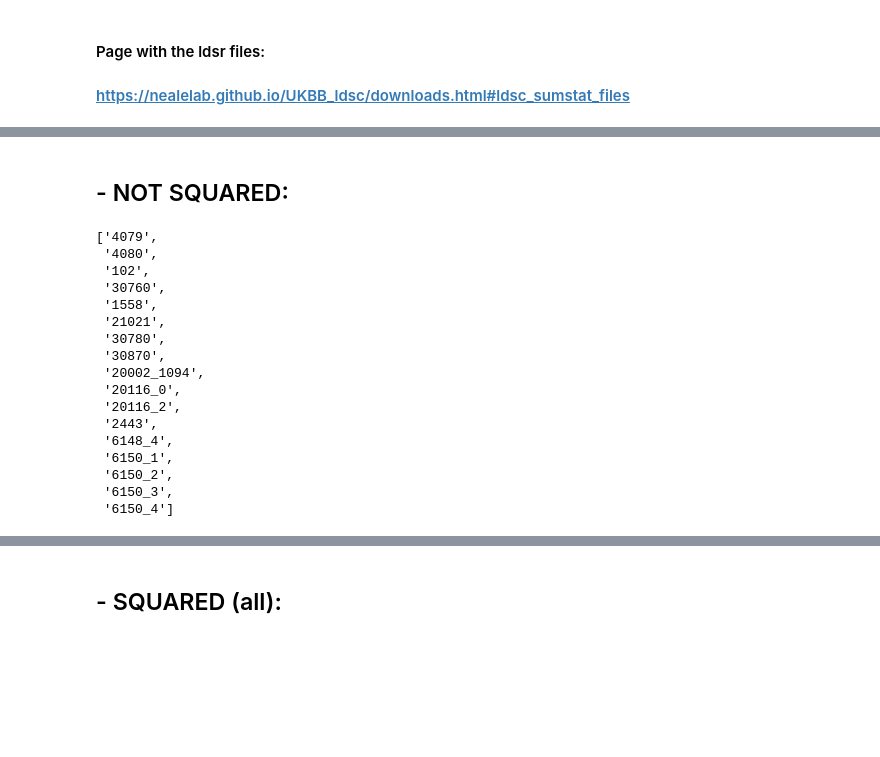
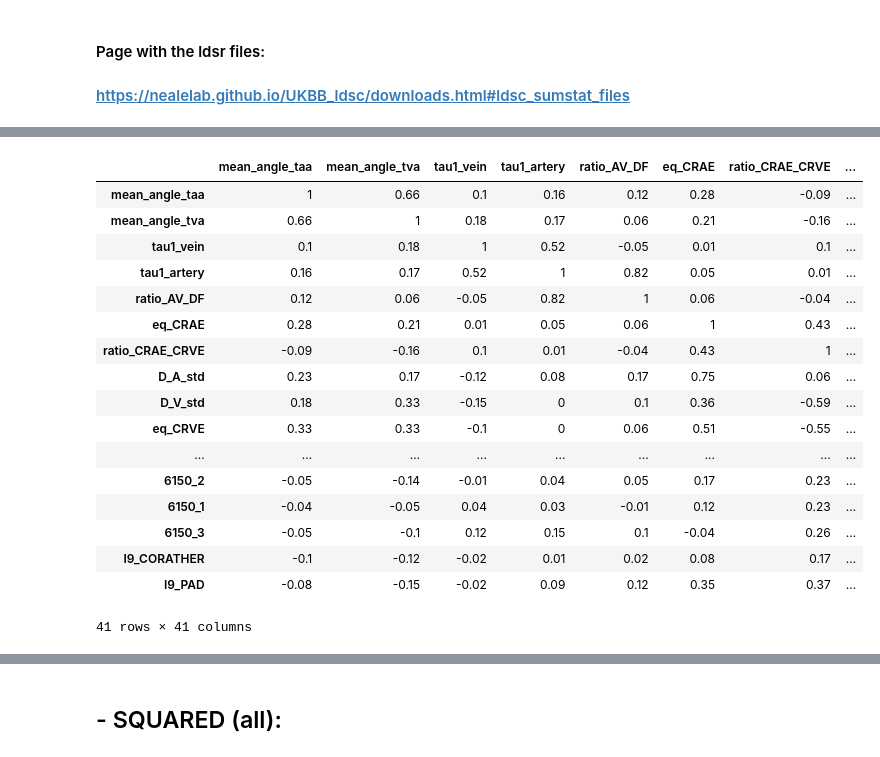
Before and after one commit to BergmannLab/retina-phenotypes, a Jupyter notebook: complementary/GWAS_postprocessing/ldsr_correlation/gcorr_diseases_ldsr.ipynb, the cells around one changed output, grey strips where cells are left out. Saved outputs shown, nothing was run; the diff lists cells and outputs as text; code cells hidden in the pictures; blank space fills up the shorter version.

```diff
--- a/complementary/GWAS_postprocessing/ldsr_correlation/gcorr_diseases_ldsr.ipynb
+++ b/complementary/GWAS_postprocessing/ldsr_correlation/gcorr_diseases_ldsr.ipynb
@@ -226,27 +271,25 @@ def read_ldsr(traits_files, traits_col_index):
     return df_cov, df_corr, df_std
 
 df_cov, df_corr, df_std2 = read_ldsr(traits_names, traits_col_index)
-# %% [markdown]
-## - NOT SQUARED:
-# %%
-### Rename the diseases and the phenotypes AND remove the squared shape to avoid redundancy
-traits_reduced
-# %% [output]
-['4079',
- '4080',
- '102',
- '30760',
- '1558',
- '21021',
- '30780',
- '30870',
- '20002_1094',
- '20116_0',
- '20116_2',
- '2443',
- '6148_4',
- '6150_1',
- '6150_2',
- '6150_3',
- '6150_4']
+# %%
+df_corr
+# %% [output]
+|  | mean_angle_taa | mean_angle_tva | tau1_vein | tau1_artery | ratio_AV_DF | eq_CRAE | ratio_CRAE_CRVE | ... |
+| mean_angle_taa | 1 | 0.66 | 0.1 | 0.16 | 0.12 | 0.28 | -0.09 | ... |
+| mean_angle_tva | 0.66 | 1 | 0.18 | 0.17 | 0.06 | 0.21 | -0.16 | ... |
+| tau1_vein | 0.1 | 0.18 | 1 | 0.52 | -0.05 | 0.01 | 0.1 | ... |
+| tau1_artery | 0.16 | 0.17 | 0.52 | 1 | 0.82 | 0.05 | 0.01 | ... |
+| ratio_AV_DF | 0.12 | 0.06 | -0.05 | 0.82 | 1 | 0.06 | -0.04 | ... |
+| eq_CRAE | 0.28 | 0.21 | 0.01 | 0.05 | 0.06 | 1 | 0.43 | ... |
+| ratio_CRAE_CRVE | -0.09 | -0.16 | 0.1 | 0.01 | -0.04 | 0.43 | 1 | ... |
+| D_A_std | 0.23 | 0.17 | -0.12 | 0.08 | 0.17 | 0.75 | 0.06 | ... |
+| D_V_std | 0.18 | 0.33 | -0.15 | 0 | 0.1 | 0.36 | -0.59 | ... |
+| eq_CRVE | 0.33 | 0.33 | -0.1 | 0 | 0.06 | 0.51 | -0.55 | ... |
+| ... | ... | ... | ... | ... | ... | ... | ... | ... |
+| 6150_2 | -0.05 | -0.14 | -0.01 | 0.04 | 0.05 | 0.17 | 0.23 | ... |
+| 6150_1 | -0.04 | -0.05 | 0.04 | 0.03 | -0.01 | 0.12 | 0.23 | ... |
+| 6150_3 | -0.05 | -0.1 | 0.12 | 0.15 | 0.1 | -0.04 | 0.26 | ... |
+| I9_CORATHER | -0.1 | -0.12 | -0.02 | 0.01 | 0.02 | 0.08 | 0.17 | ... |
+| I9_PAD | -0.08 | -0.15 | -0.02 | 0.09 | 0.12 | 0.35 | 0.37 | ... |
+41 rows × 41 columns
 # %%
```
Also changed, not shown: parts of 18 cells of this notebook, 2 other files.
